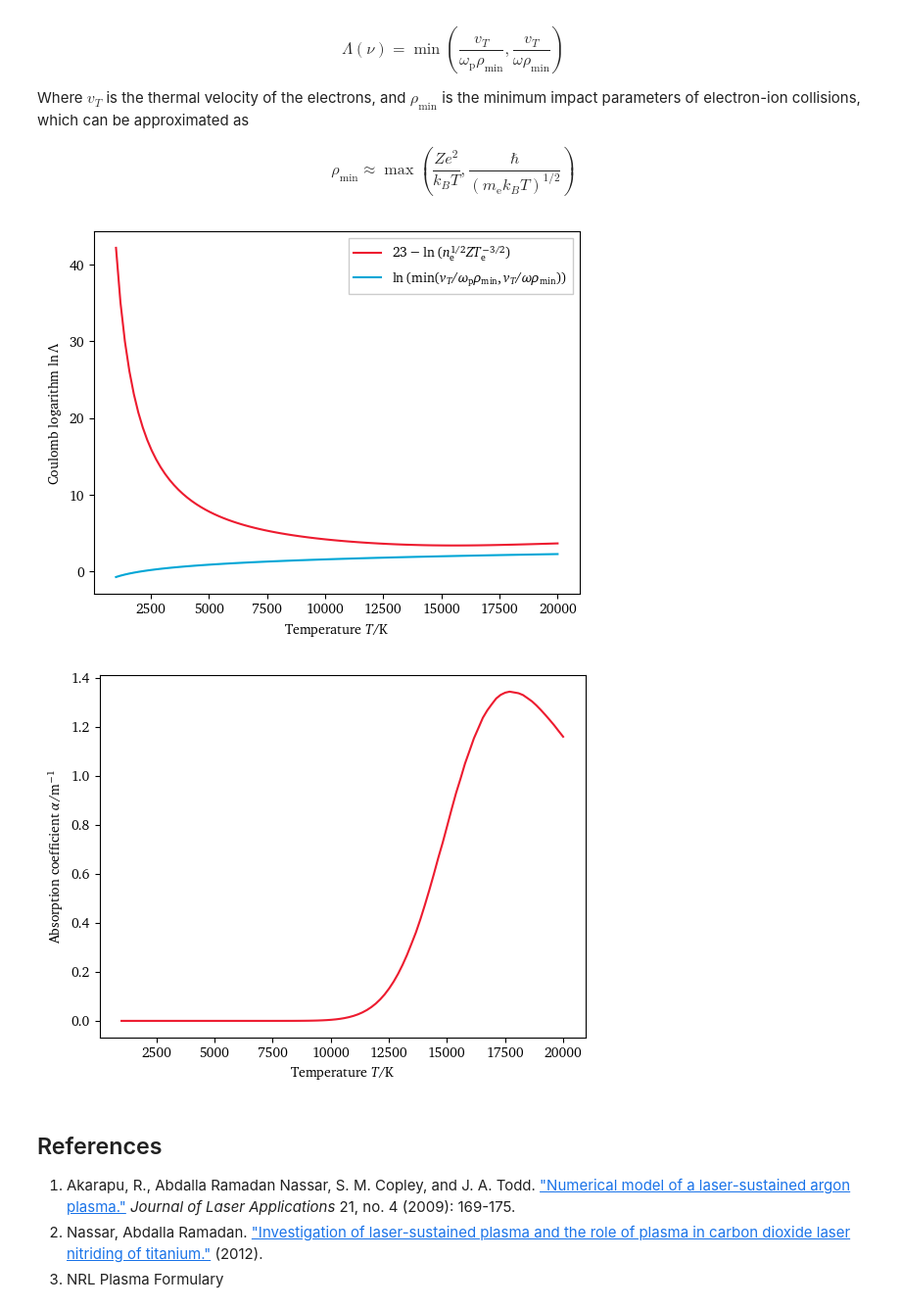
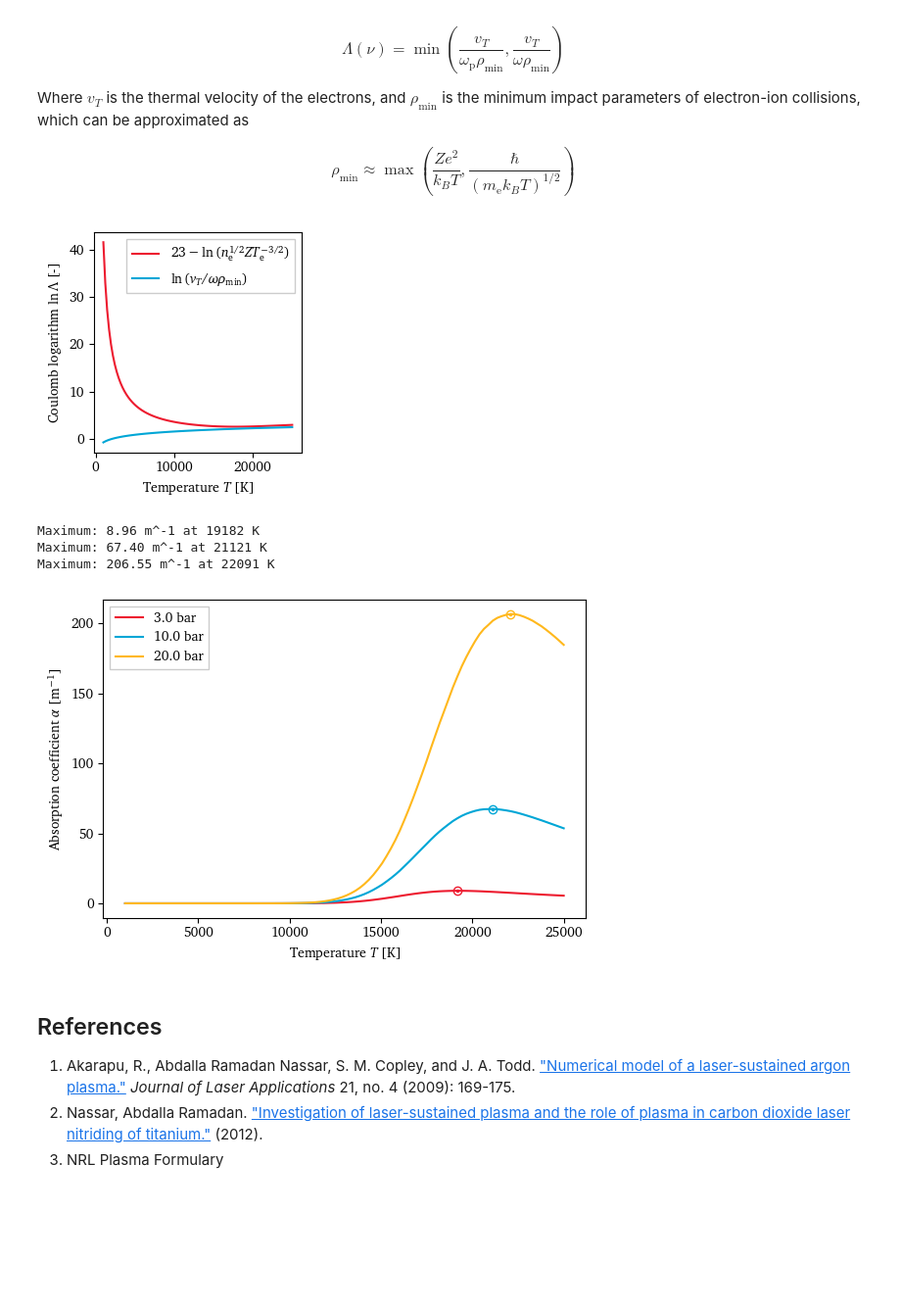
Before and after one commit to eeduplay/MScThesis, a Jupyter notebook: code/absorption.ipynb, the cells around one changed output. Shown: that part at 98% size. Saved outputs shown, nothing was run; the diff lists cells and outputs as text; code cells hidden in the pictures; blank space fills up the shorter version.

```diff
--- a/code/absorption.ipynb
+++ b/code/absorption.ipynb
@@ -13,6 +13,8 @@ from partition import Partition
 
 CO2_freq = const.c/10.6e-6
 Fiber_freq = const.c/1.07e-6
+
+SAVE_PLOT = True
 # %% [markdown]
 ## Figure 1: Degree of Ionization and Electron Density
 For starters, we need to know the electron number density of our plasma. Enter the Saha equation.
@@ -49,7 +51,7 @@ Ei_Argon = 15.759610  # eV
 R_argon = 208.1  # J kg^-1 K^-1
 M_argon = 39.95  # kg kmol^-1
 init_temp = 300  # K
-temperature = np.linspace(1000, 20000, 100)  # K
+temperature = np.linspace(1000, 25000, 100)  # K
 # pressure = 1*101300  # Pa
 pressure = 1e5 # Pa
 gas_species = ['Ar I', 'Ar II']
@@ -210,37 +233,60 @@ $$\rho_\mathrm{min} \approx \max{\left(\frac{Ze^2}{k_BT}, \frac{\hbar}{(m_\mathr
 # %%
 coulombLog = lambda ne, Te: 23 - np.log(ne**0.5*Z*Te**-1.5)
 
 def big_lambda(temperature, n_e_cm, laser_freq):
     thermal_velocity = np.sqrt(const.Boltzmann*temperature/const.m_e)
     rho_min = np.maximum(
         Z*const.elementary_charge**2/(const.Boltzmann*temperature),
         const.Planck/(2*np.pi*np.sqrt(const.m_e*const.Boltzmann*temperature)))
     omega = np.maximum(plasma_freq(n_e_cm), laser_freq)  #*(2*np.pi)
     return thermal_velocity/(omega*rho_min)
 
 lnLambda = np.log(big_lambda(temperature, n_e_cm, laser_freq))
 # lnLambda = coulombLog(n_e_cm, T_e)
 
-absorption = 7.8e-7*Z*n_e_cm**2*lnLambda \
-    / (laser_freq**2*T_e**1.5) \
-    * (1-(plasma_freq(n_e_cm)/laser_freq)**2)**-0.5
-
+plt.figure(figsize=(2.9,3))
 plt.plot(temperature, coulombLog(n_e_cm, T_e),
          label=r'$23-\ln{(n_\mathrm{e}^{1/2}ZT_\mathrm{e}^{-3/2})}$')
 plt.plot(temperature, np.log(big_lambda(temperature, n_e_cm, laser_freq)),
-         label=r'$\ln{(\min{(v_T/\omega_\mathrm{p}\rho_\mathrm{min}, v_T/\omega\rho_\mathrm{min})})}$')
-plt.xlabel(r'Temperature $T$/K')
-plt.ylabel(r'Coulomb logarithm $\ln{\Lambda}$')
+         label=r'$\ln{(v_T/\omega\rho_\mathrm{min})}$')
+plt.xlabel(r'Temperature $T$ [K]')
+plt.ylabel(r'Coulomb logarithm $\ln{\Lambda}$ [-]')
 plt.legend()
+plt.tight_layout()
+if SAVE_PLOT: plt.savefig('../report/assets/4 models/coulombLog.pdf')
 plt.show()
-
-plt.plot(temperature, absorption)
-plt.xlabel(r'Temperature $T$/K')
-plt.ylabel(r'Absorption coefficient $\alpha$/m$^{-1}$')
-plt.show()
 # %% [output]
-[figure, old version]
+[figure, new version]
-[figure, removed]
+# %%
+plt.figure(figsize=(5.8,4))
+
+for i, p in enumerate([3e5, 10e5, 20e5]):
+    n_0 = p*const.N_A/(const.R*temperature)
+    n_e = saha.degreeIonization(temperature, Ei_Argon, n_0, pfr)
+    n_e_cm = n_e*100**-3
+    lnLambda = np.log(big_lambda(temperature, n_e_cm, laser_freq))
+    absorption = 7.8e-7*Z*n_e_cm**2*lnLambda \
+        / (laser_freq**2*T_e**1.5) \
+        * (1-(plasma_freq(n_e_cm)/laser_freq)**2)**-0.5
+    peakidx = np.argmax(absorption)
+    print('Maximum: {:.2f} m^-1 at {:.0f} K'.format(absorption[peakidx], temperature[peakidx]))
+    plt.plot(temperature, absorption, label='{:.1f} bar'.format(p*1e-5))
+    plt.plot(temperature[peakidx], absorption[peakidx], 'C{}.'.format(i),
+             markersize=3)
+    plt.plot(temperature[peakidx], absorption[peakidx], 'C{}o'.format(i),
+             mfc=(0,0,0,0), mec='C{}'.format(i))
+
+plt.xlabel(r'Temperature $T$ [K]')
+plt.ylabel(r'Absorption coefficient $\alpha$ [m$^{-1}$]')
+plt.legend()
+plt.tight_layout()
+if SAVE_PLOT: plt.savefig('../report/assets/4 models/absorption.pdf')
+plt.show()
+# %% [output]
+Maximum: 8.96 m^-1 at 19182 K
+Maximum: 67.40 m^-1 at 21121 K
+Maximum: 206.55 m^-1 at 22091 K
+[figure, added]
 # %% [markdown]
 ## References
 1. Akarapu, R., Abdalla Ramadan Nassar, S. M. Copley, and J. A. Todd. ["Numerical model of a laser-sustained argon plasma."](https://doi.org/10.2351/1.3263120) *Journal of Laser Applications* 21, no. 4 (2009): 169-175.
```
Also changed, not shown: parts of 3 cells of this notebook, 7 other files.
